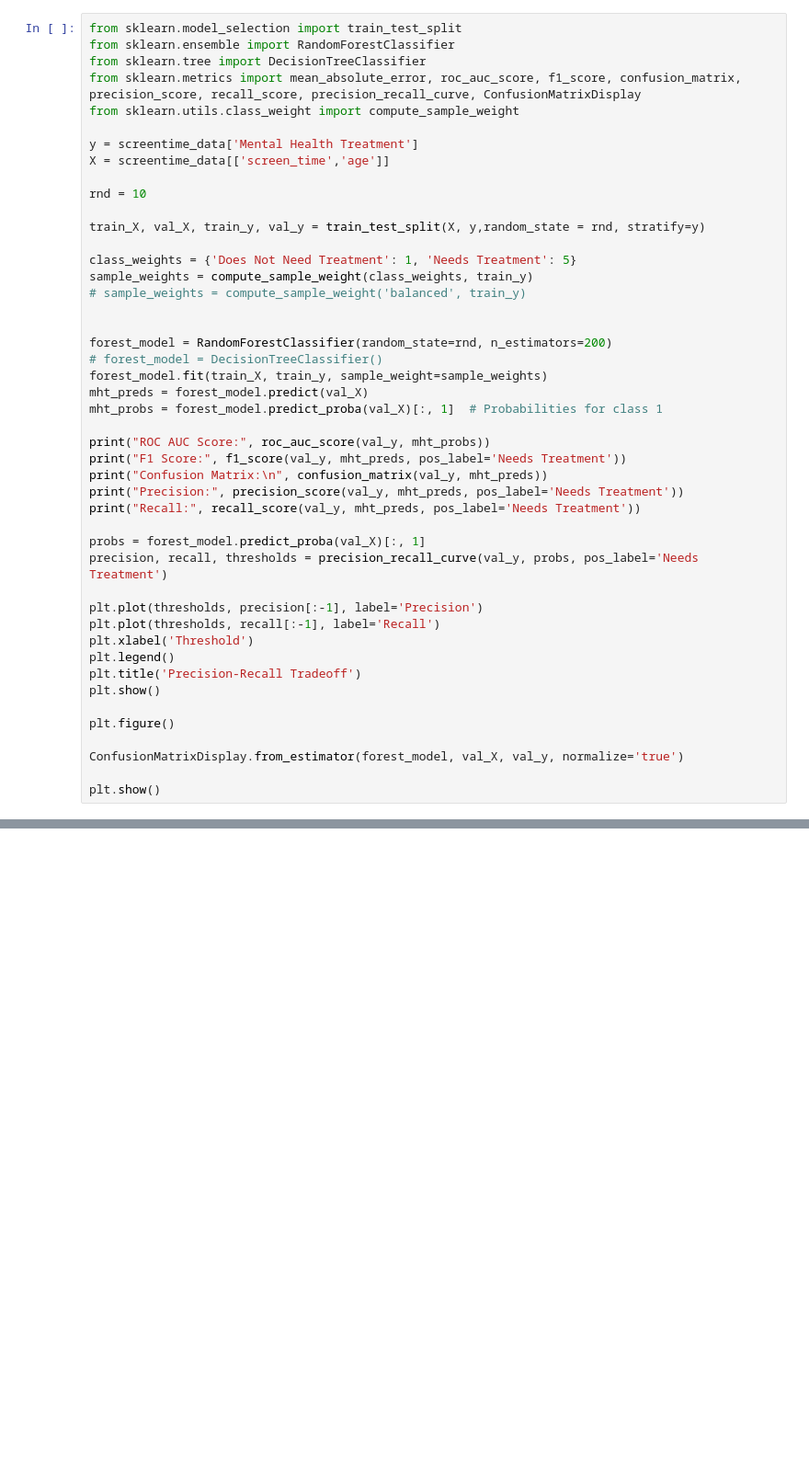
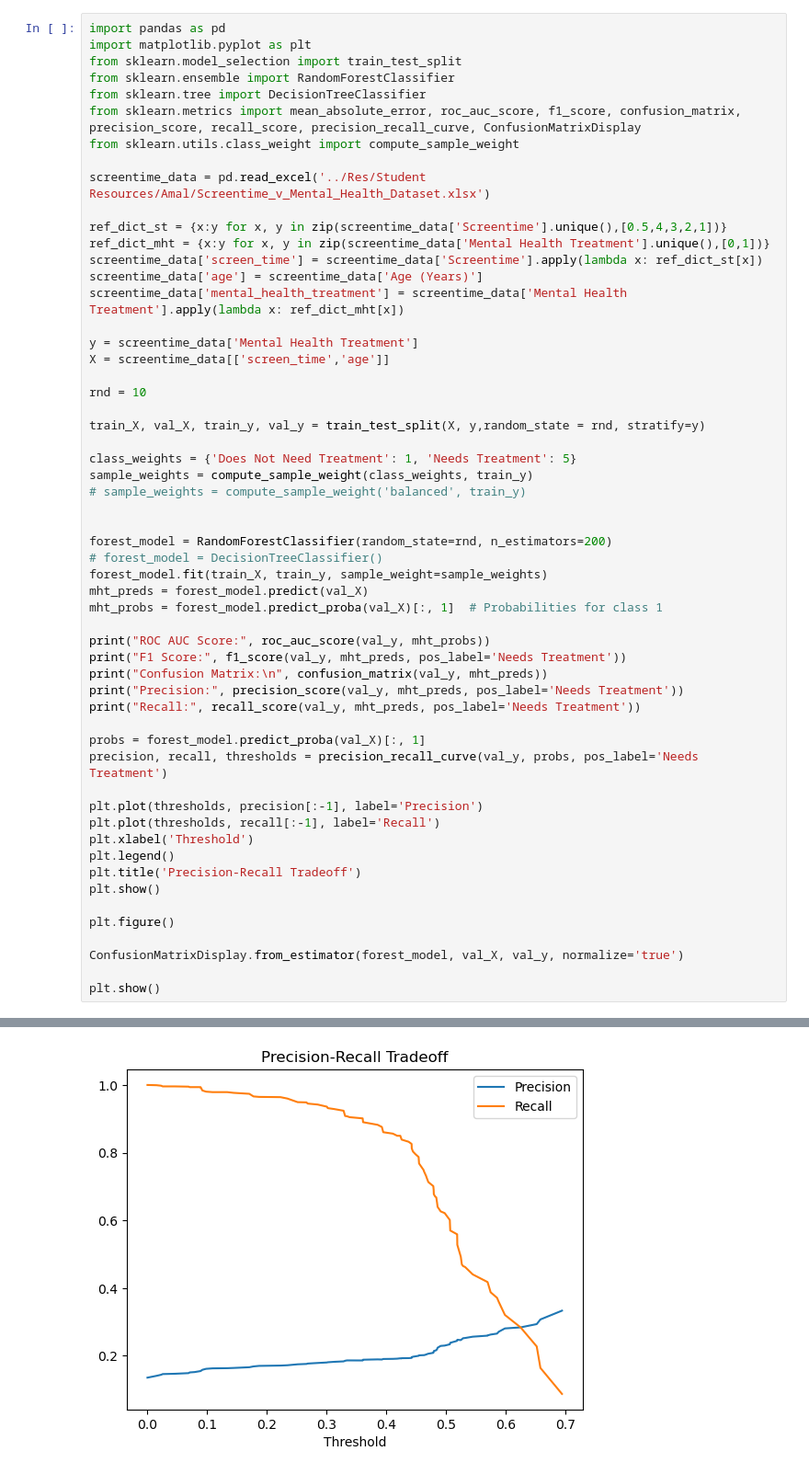
Before and after one commit to andymeintjes/ImmerseTokyo2025Innovation, a Jupyter notebook: Res/Student Resources/Amal/model.ipynb, the cells around one changed output, grey strips where cells are left out. Shown: that part at 92% size. Drawn from its saved outputs; the diff is of its cells as text; blank space fills up the shorter version.

Commit message:
Add imports and data loading to Amal model

```diff
--- a/Res/Student Resources/Amal/model.ipynb
+++ b/Res/Student Resources/Amal/model.ipynb
@@ -1,9 +1,19 @@
 # %%
+import pandas as pd
+import matplotlib.pyplot as plt
 from sklearn.model_selection import train_test_split
 from sklearn.ensemble import RandomForestClassifier
 from sklearn.tree import DecisionTreeClassifier
 from sklearn.metrics import mean_absolute_error, roc_auc_score, f1_score, confusion_matrix, precision_score, recall_score, precision_recall_curve, ConfusionMatrixDisplay
 from sklearn.utils.class_weight import compute_sample_weight
+
+screentime_data = pd.read_excel('../Res/Student Resources/Amal/Screentime_v_Mental_Health_Dataset.xlsx')
+
+ref_dict_st = {x:y for x, y in zip(screentime_data['Screentime'].unique(),[0.5,4,3,2,1])}
+ref_dict_mht = {x:y for x, y in zip(screentime_data['Mental Health Treatment'].unique(),[0,1])}
+screentime_data['screen_time'] = screentime_data['Screentime'].apply(lambda x: ref_dict_st[x])
+screentime_data['age'] = screentime_data['Age (Years)']
+screentime_data['mental_health_treatment'] = screentime_data['Mental Health Treatment'].apply(lambda x: ref_dict_mht[x])
 
 y = screentime_data['Mental Health Treatment']
 X = screentime_data[['screen_time','age']]
@@ -48,0 +65 @@ NameError: name 'screentime_data' is not defined
+[figure, added]
```
Also changed, not shown: parts of 1 cell of this notebook.
